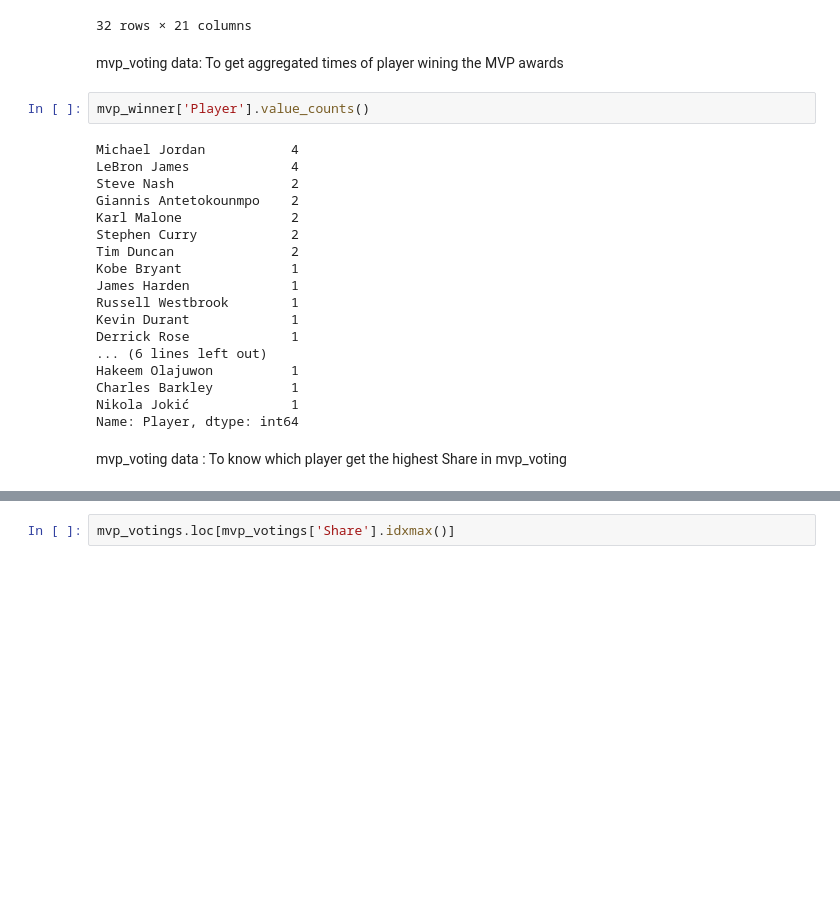
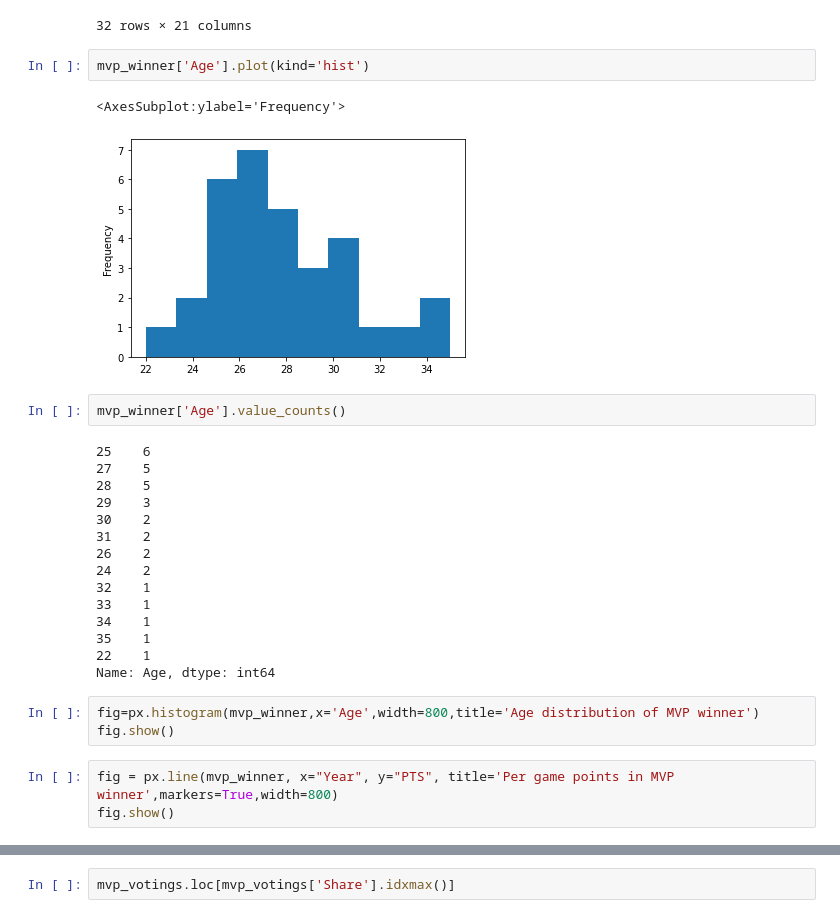
Before and after one commit to brownyu/Predicting_NBA_MVP, a Jupyter notebook: Predicting_NBA_MVP.ipynb, the cells around one changed output, grey strips where cells are left out. Saved outputs shown, nothing was run; the diff lists cells and outputs as text; blank space fills up the shorter version.

```diff
--- a/Predicting_NBA_MVP.ipynb
+++ b/Predicting_NBA_MVP.ipynb
@@ -246,27 +216,31 @@ mvp_winner
 | 461 | 1 | Giannis Antetokounmpo | 25 | MIL | 85.0 | 962.0 | 1010 | 0.952 | 63 | 30.4 | ... | ... |
 | 473 | 1 | Nikola Jokić | 25 | DEN | 91.0 | 971.0 | 1010 | 0.961 | 72 | 34.6 | ... | ... |
 32 rows × 21 columns
-# %% [markdown]
-mvp_voting data: To get aggregated times of player wining the MVP awards
+# %%
+mvp_winner['Age'].plot(kind='hist')
+# %% [output]
+<AxesSubplot:ylabel='Frequency'>
+[figure, added]
 # %%
-mvp_winner['Player'].value_counts()
+mvp_winner['Age'].value_counts()
 # %% [output]
-Michael Jordan           4
-LeBron James             4
-Steve Nash               2
-Giannis Antetokounmpo    2
-Karl Malone              2
-Stephen Curry            2
-Tim Duncan               2
-Kobe Bryant              1
-James Harden             1
-Russell Westbrook        1
-Kevin Durant             1
-Derrick Rose             1
-... (6 lines left out)
-Hakeem Olajuwon          1
-Charles Barkley          1
-Nikola Jokić             1
-Name: Player, dtype: int64
+25    6
+27    5
+28    5
+29    3
+30    2
+31    2
+26    2
+24    2
+32    1
+33    1
+34    1
+35    1
+22    1
+Name: Age, dtype: int64
-# %% [markdown]
-mvp_voting data : To know which player get the highest Share in mvp_voting
+# %%
+fig=px.histogram(mvp_winner,x='Age',width=800,title='Age distribution of MVP winner')
+fig.show()
+# %%
+fig = px.line(mvp_winner, x="Year", y="PTS", title='Per game points in MVP winner',markers=True,width=800)
+fig.show()
```
Also changed, not shown: parts of 18 cells of this notebook, 1 other file.
